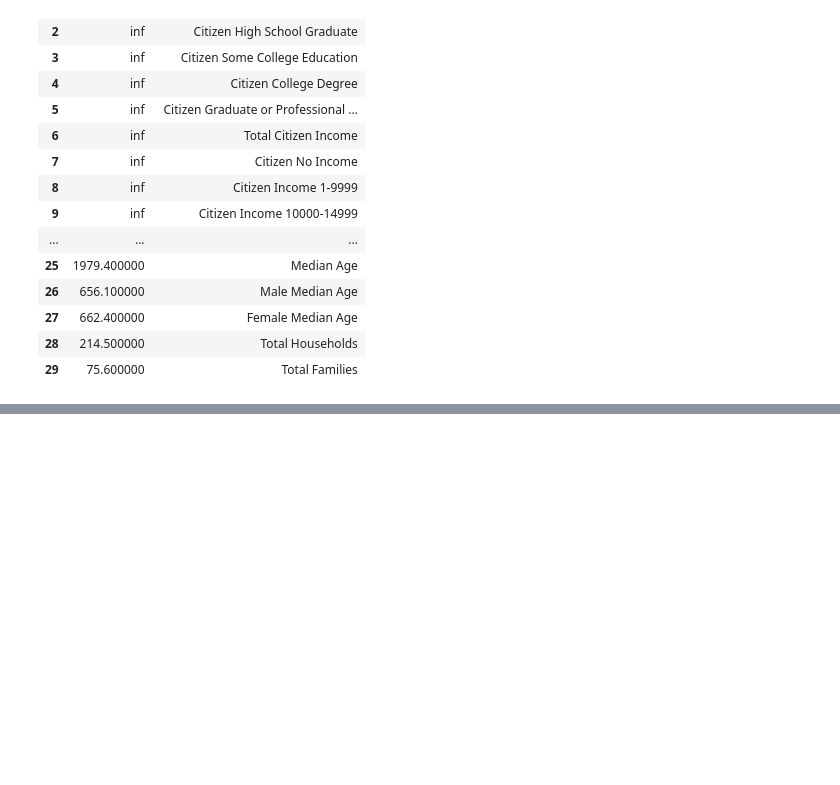
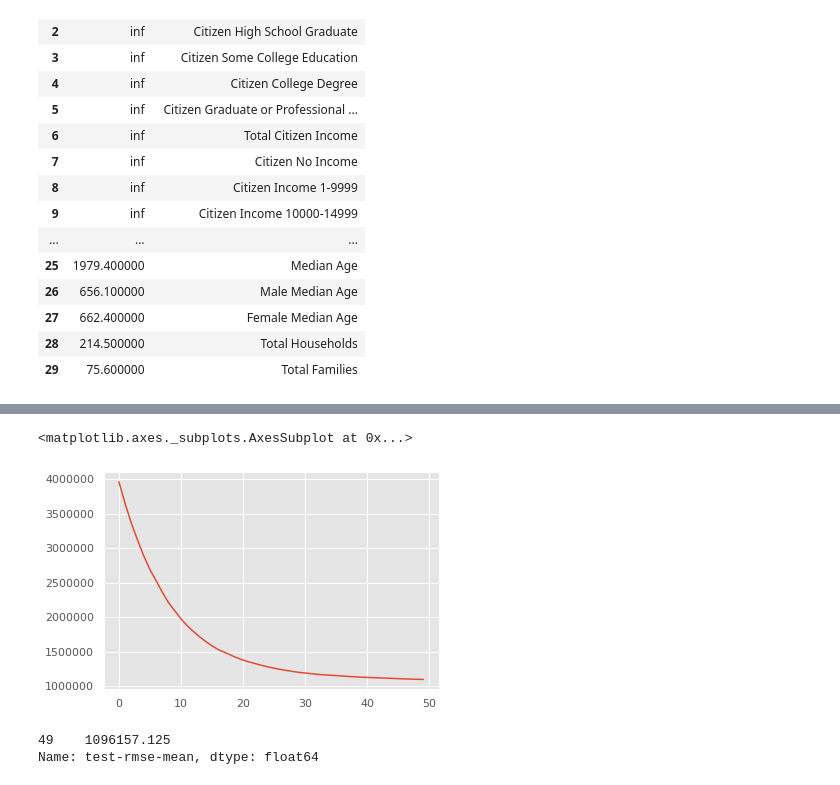
Before and after one commit to new4stu/BA590-Capstone, a Jupyter notebook: initial_EDA8.ipynb, the cells around one changed output, grey strips where cells are left out. Saved outputs shown, nothing was run; the diff lists cells and outputs as text; code cells hidden in the pictures; blank space fills up the shorter version.

```diff
--- a/initial_EDA8.ipynb
+++ b/initial_EDA8.ipynb
@@ -451,8 +451,8 @@ from sklearn.linear_model import LinearRegression
 import statsmodels.api as sm
 from scipy import stats
 
-Xnew2 = sm.add_constant(Xnew)
-est = sm.OLS(y, Xnew2)
+Xnew = sm.add_constant(Xnew)
+est = sm.OLS(y, Xnew)
 est2 = est.fit()
 print(est2.summary())
 
@@ -554,0 +570,13 @@ results.summary()
+# %%
+#use XGBoost implementation of gradient boosted decision trees designed for speed and performance to determine feature importance
+
+import xgboost as xgb
+from sklearn.metrics import mean_squared_error
+
+#convert the dataset into an optimized data structure called Dmatrix that XGBoost supports and gives it acclaimed performance and efficiency gains.
+
+data_dmatrix = xgb.DMatrix(data=Xnew,label=y)
+
+#instantiate an XGBoost regressor object by calling the XGBRegressor() class from the XGBoost library with the hyper-parameters passed as arguments.
+xg_reg = xgb.XGBRegressor(objective ='reg:linear', colsample_bytree = 0.3, learning_rate = 0.1,
+                max_depth = 5, alpha = 10, n_estimators = 100)
@@ -554,0 +594,10 @@ results.summary()
+# %%
+# create a hyper-parameter dictionary params which holds all the hyper-parameters and their values as key-value pairs but will exclude the n_estimators from the hyper-parameter dictionary
+#use num_boost_rounds instead.
+# build a 3-fold cross validation model by invoking XGBoost's cv() method and store the results in a cv_results DataFrame.
+
+params = {"objective":"reg:linear",'colsample_bytree': 0.3,'learning_rate': 0.1,
+                'max_depth': 5, 'alpha': 10}
+
+cv_results = xgb.cv(dtrain=data_dmatrix, params=params, nfold=3,
+                    num_boost_round=50,early_stopping_rounds=10,metrics="rmse", as_pandas=True, seed=2019)
@@ -554,0 +613,18 @@ results.summary()
+# %%
+#We can visualize how RMSE changed over training. You should observe a downward curve below.
+
+import matplotlib.pyplot as plt
+%matplotlib inline
+plt.style.use('ggplot')
+
+cv_results['test-rmse-mean'].plot()
+# %% [output]
+<matplotlib.axes._subplots.AxesSubplot at 0x...>
+[figure, added]
+# %%
+#Extract and print the final boosting round metric.
+
+print((cv_results["test-rmse-mean"]).tail(1))
+# %% [output]
+49    1096157.125
+Name: test-rmse-mean, dtype: float64
```
Also changed, not shown: parts of 53 cells of this notebook, 2 other files.
